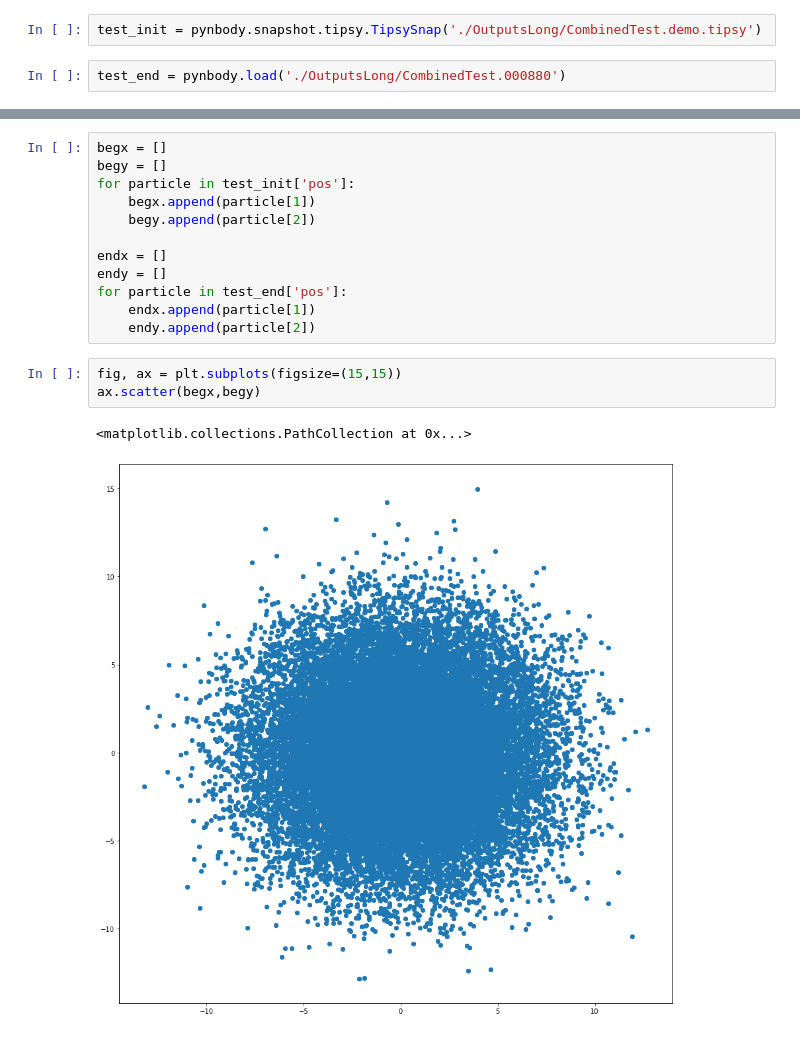
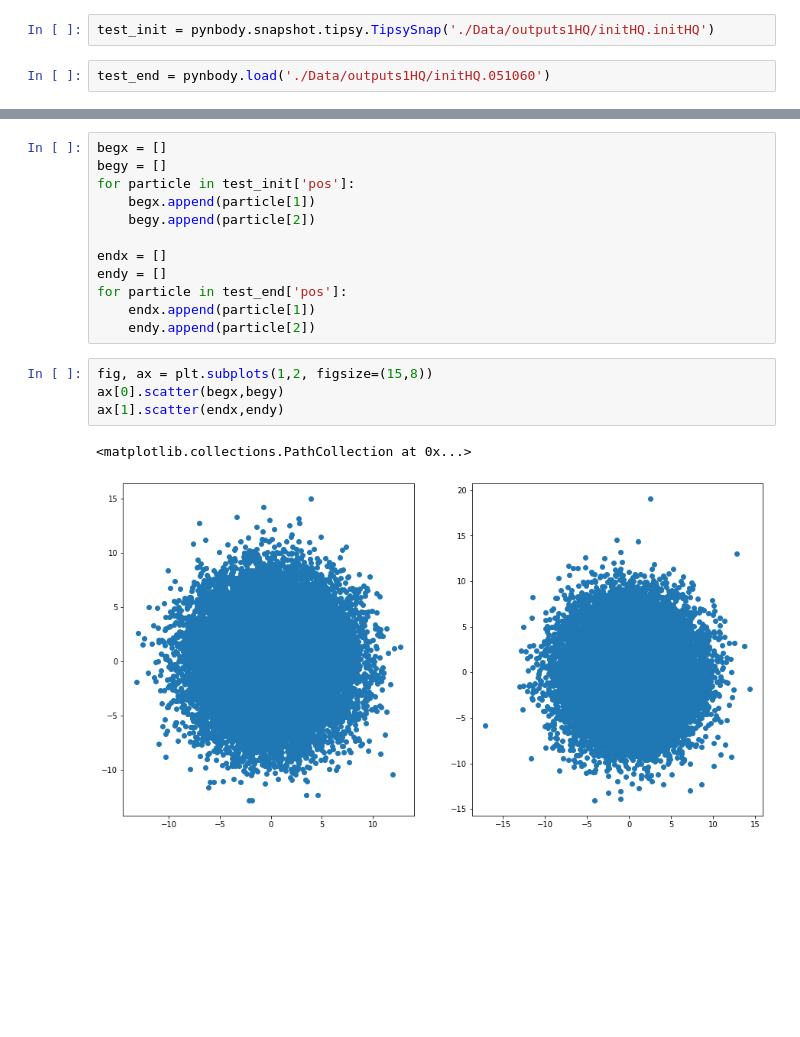
Before and after one commit to MCLindner/GalCollide, a Jupyter notebook: Analysis.ipynb, the cells around one changed output, grey strips where cells are left out. Cells and saved outputs as stored; diff of their text form; blank space fills up the shorter version.

```diff
--- a/Analysis.ipynb
+++ b/Analysis.ipynb
@@ -79,9 +66,9 @@ demo.tipsy
 demo.tipsy
 [figure]
 # %%
-test_init = pynbody.snapshot.tipsy.TipsySnap('./OutputsLong/CombinedTest.demo.tipsy')
+test_init = pynbody.snapshot.tipsy.TipsySnap('./Data/outputs1HQ/initHQ.initHQ')
 # %%
-test_end = pynbody.load('./OutputsLong/CombinedTest.000880')
+test_end = pynbody.load('./Data/outputs1HQ/initHQ.051060')
 # %%
 len(test_end['pos'])
 # %% [output]
@@ -99,11 +86,12 @@ for particle in test_end['pos']:
     endx.append(particle[1])
     endy.append(particle[2])
 # %%
-fig, ax = plt.subplots(figsize=(15,15))
-ax.scatter(begx,begy)
+fig, ax = plt.subplots(1,2, figsize=(15,8))
+ax[0].scatter(begx,begy)
+ax[1].scatter(endx,endy)
 # %% [output]
 <matplotlib.collections.PathCollection at 0x...>
-[figure, old version]
+[figure, new version]
 # %%
 fig, ax = plt.subplots(figsize=(15,15))
 ax.scatter(endx,endy)
```
Also changed, not shown: parts of 6 cells of this notebook, 7 other files.
